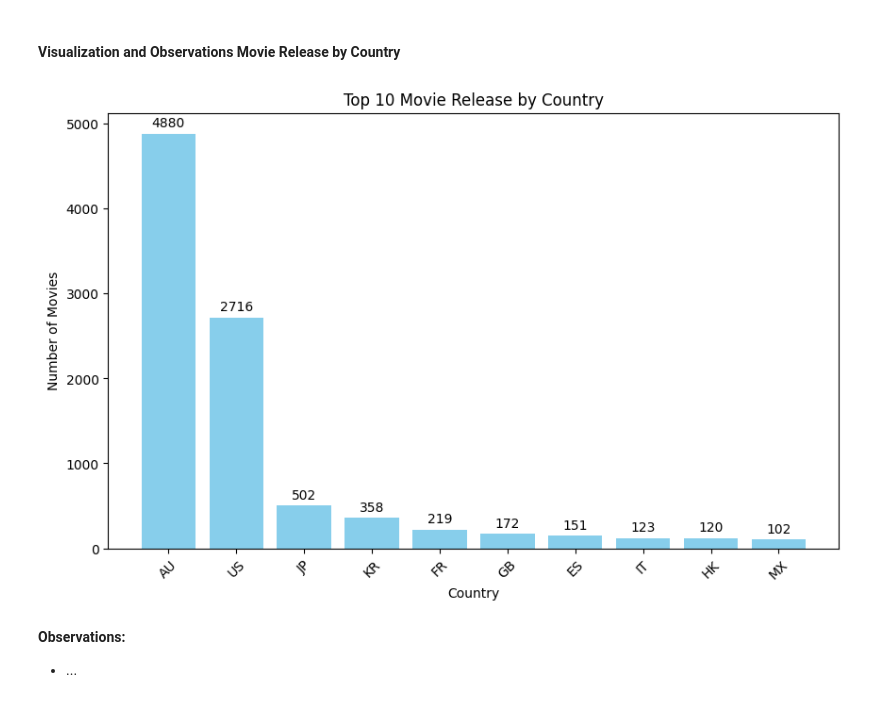
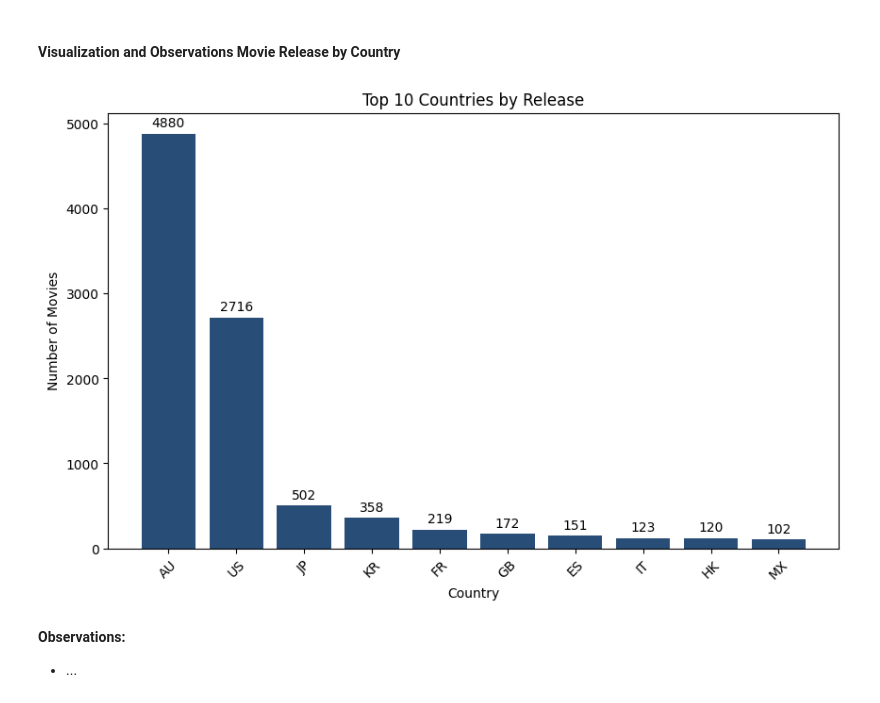
Before and after one commit to oigwe-frx/movie-database-analysis, a Jupyter notebook: Movie_Analysis.ipynb, the cells around one changed output. Saved outputs shown, nothing was run; the diff lists cells and outputs as text; code cells hidden in the pictures.

Commit message:
Top 10 Countries by Release color change

```diff
--- a/Movie_Analysis.ipynb
+++ b/Movie_Analysis.ipynb
@@ -877,27 +877,27 @@ generate_pie_chart(status_frequency_list, status_unique_list, "Visualization of
 # %%
 # Top 10 Movie Release by Country
 country_counts = df['Country'].value_counts().head(10)
 
 # Plotting
 fig, ax = plt.subplots(figsize=(10, 6))
-bars = ax.bar(country_counts.index, country_counts.values, color='skyblue')
+bars = ax.bar(country_counts.index, country_counts.values, color='#284d77')
 
 # Adding text labels above bars
 for bar in bars:
     height = bar.get_height()
     ax.annotate('{}'.format(height),
                 xy=(bar.get_x() + bar.get_width() / 2, height),
                 xytext=(0, 3),  # 3 points vertical offset
                 textcoords="offset points",
                 ha='center', va='bottom')
 
-plt.title('Top 10 Movie Release by Country')
+plt.title('Top 10 Countries by Release')
 plt.xlabel('Country')
 plt.ylabel('Number of Movies')
 plt.xticks(rotation=45)
 plt.show()
 # %% [output]
-[figure, old version]
+[figure, new version]
 # %% [markdown]
 **Observations:**
 * ...
```
